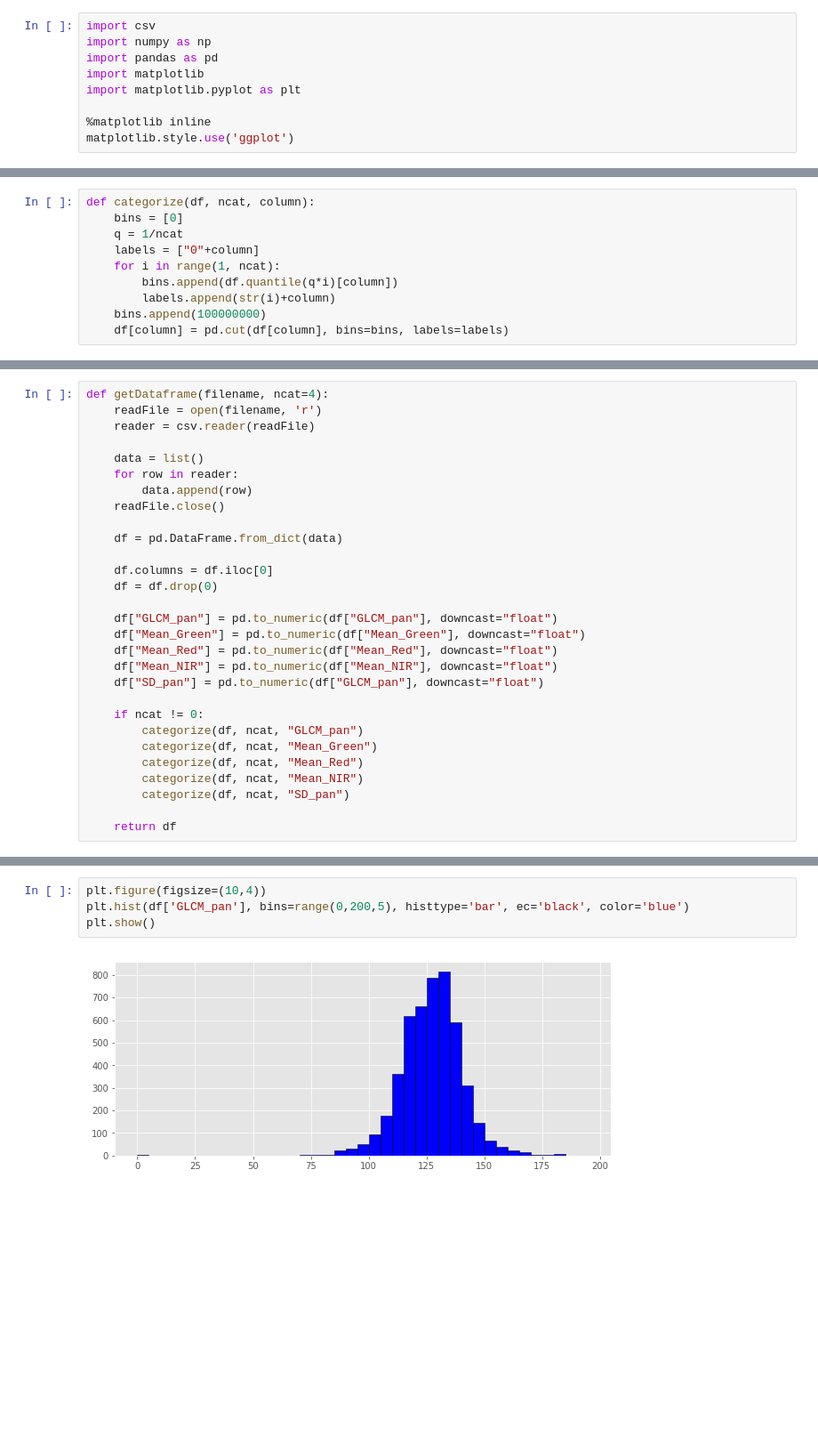
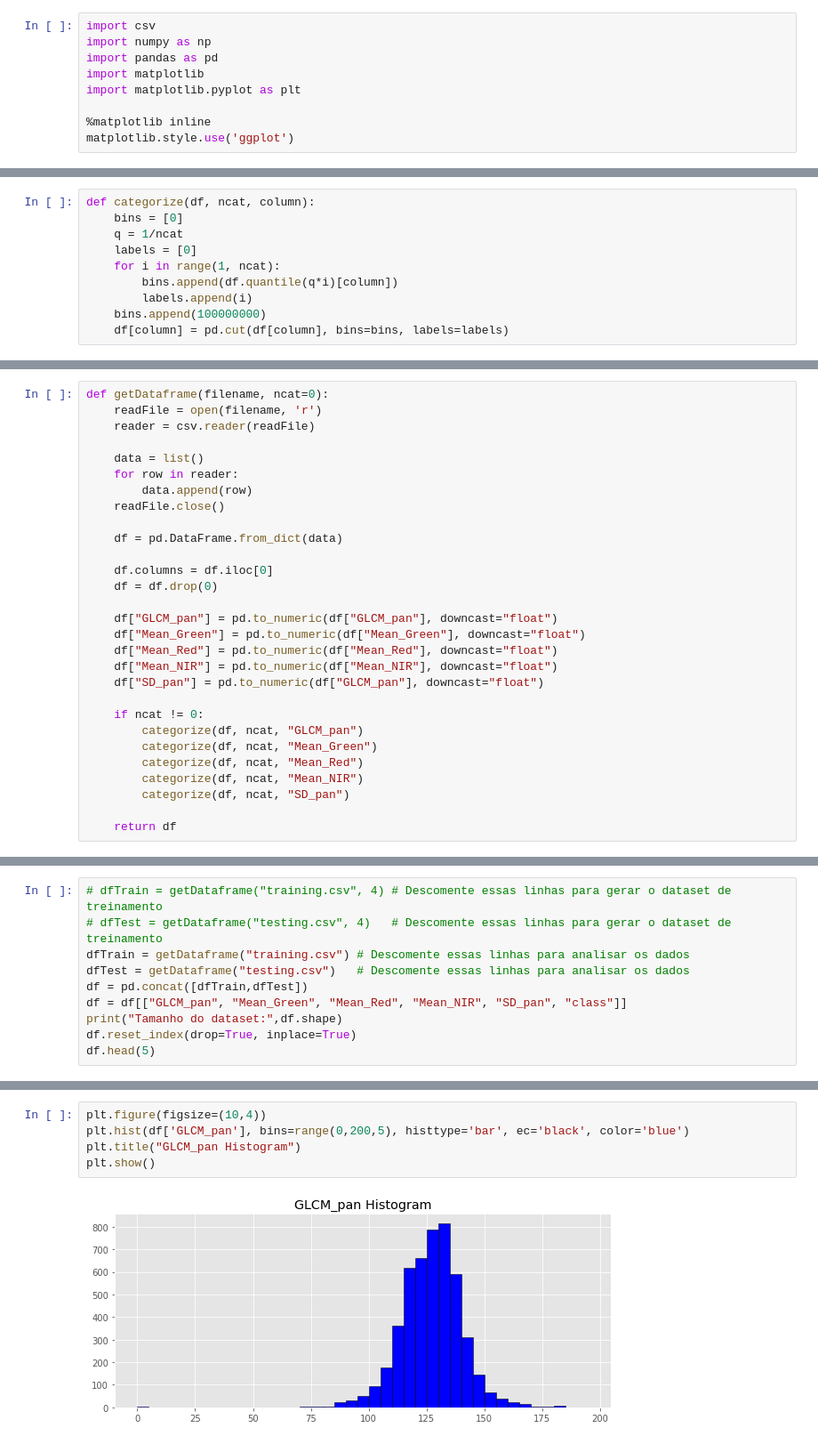
Before and after one commit to rafalencar1997/EP2_IA, a Jupyter notebook: datasets/DatasetProcess.ipynb, the cells around one changed output, grey strips where cells are left out. Shown at 89% size. Drawn from its saved outputs; the diff is of its cells as text; blank space fills up the shorter version.

```diff
--- a/datasets/DatasetProcess.ipynb
+++ b/datasets/DatasetProcess.ipynb
@@ -13,9 +19,9 @@ matplotlib.style.use('ggplot')
 def categorize(df, ncat, column):
     bins = [0]
     q = 1/ncat
-    labels = ["0"+column]
+    labels = [0]
     for i in range(1, ncat):
         bins.append(df.quantile(q*i)[column])
-        labels.append(str(i)+column)
+        labels.append(i)
     bins.append(100000000)
     df[column] = pd.cut(df[column], bins=bins, labels=labels)
@@ -22,5 +30,5 @@ def categorize(df, ncat, column):
 # %%
-def getDataframe(filename, ncat=4):
+def getDataframe(filename, ncat=0):
     readFile = open(filename, 'r')
     reader = csv.reader(readFile)
 
@@ -71,0 +67,10 @@ print(Nshape)
+# %%
+# dfTrain = getDataframe("training.csv", 4) # Descomente essas linhas para gerar o dataset de treinamento
+# dfTest = getDataframe("testing.csv", 4)   # Descomente essas linhas para gerar o dataset de treinamento
+dfTrain = getDataframe("training.csv") # Descomente essas linhas para analisar os dados
+dfTest = getDataframe("testing.csv")   # Descomente essas linhas para analisar os dados
+df = pd.concat([dfTrain,dfTest])
+df = df[["GLCM_pan", "Mean_Green", "Mean_Red", "Mean_NIR", "SD_pan", "class"]]
+print("Tamanho do dataset:",df.shape)
+df.reset_index(drop=True, inplace=True)
+df.head(5)
@@ -120,9 +133,10 @@ print(df[df['class']=='n'].shape)
 # %%
 plt.figure(figsize=(10,4))
 plt.hist(df['GLCM_pan'], bins=range(0,200,5), histtype='bar', ec='black', color='blue')
+plt.title("GLCM_pan Histogram")
 plt.show()
 # %% [output]
-[figure, old version]
+[figure, new version]
 # %%
 plt.figure(figsize=(10,4))
 plt.hist(df['Mean_Green'], bins=range(100,1000,10), histtype='bar', ec='black', color='green')
```
Also changed, not shown: parts of 16 cells of this notebook, 3 other files.
